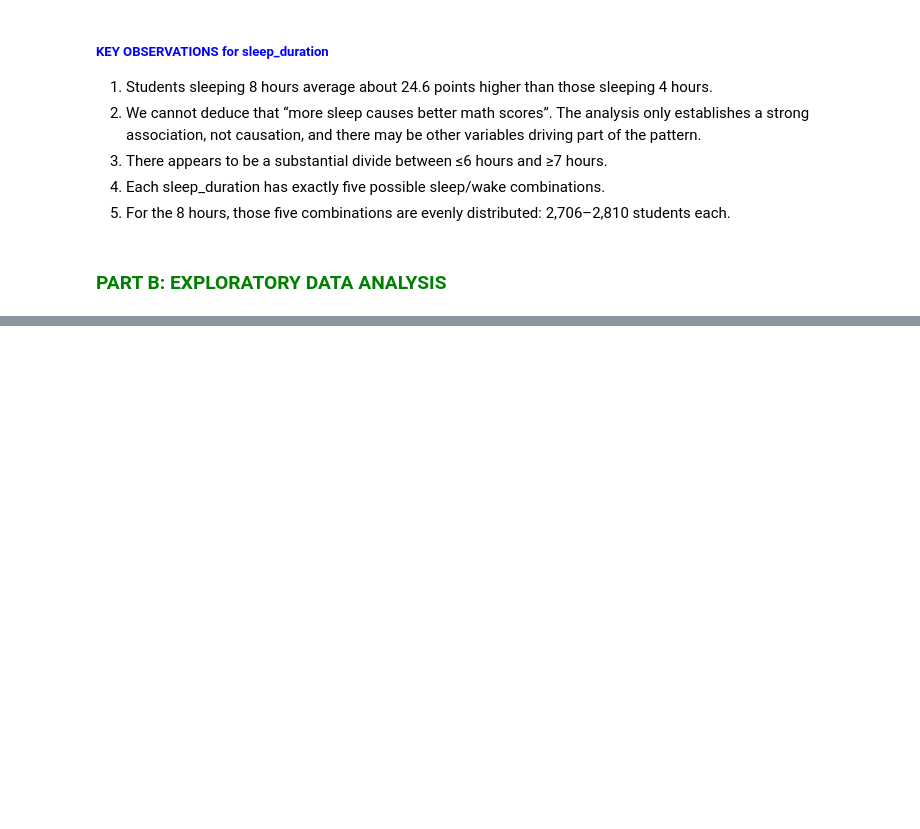
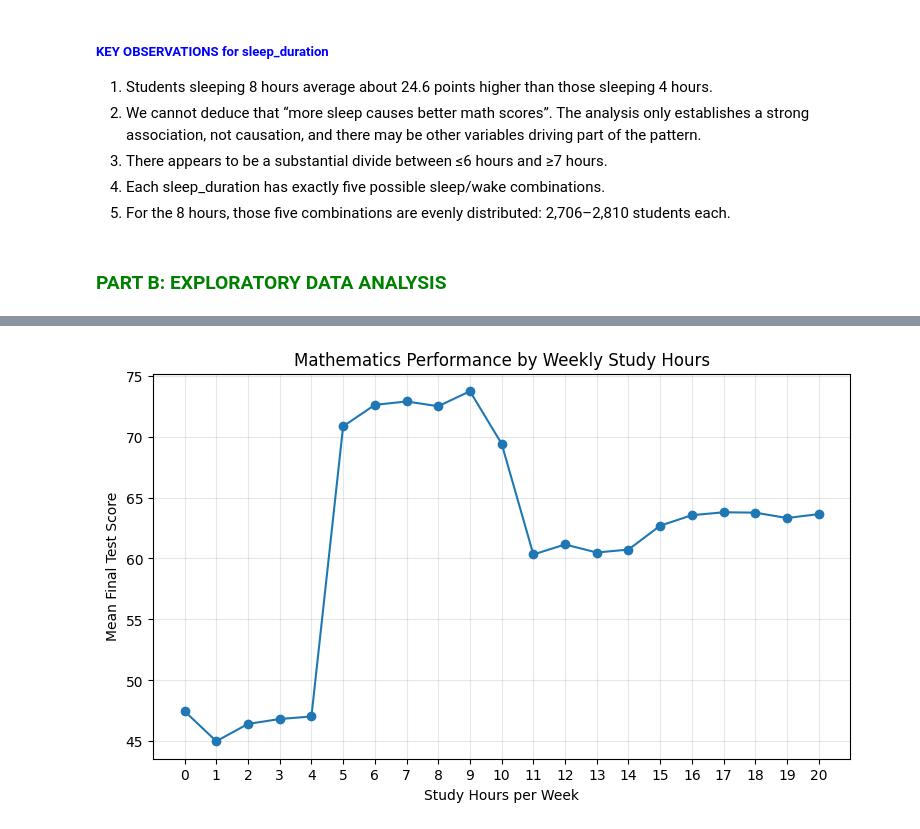
Before and after one commit to thedataanalyst-ylime/o-level-mathematics-performance-analysis, a Jupyter notebook: eda.ipynb, the cells around one changed output, grey strips where cells are left out. Saved outputs shown, nothing was run; the diff lists cells and outputs as text; code cells hidden in the pictures; blank space fills up the shorter version.

```diff
--- a/eda.ipynb
+++ b/eda.ipynb
@@ -1092,0 +1296,9 @@ df_clean["final_test"].describe()
+# %%
+df_clean["sleep_lessthan6hrs"] = df_clean["sleep_duration"] <= 6
+
+df_clean.groupby("sleep_lessthan6hrs").agg(
+    students=("student_id", "count"),
+    mean_score=("final_test", "mean"),
+    mean_study_hours=("hours_per_week", "mean"),
+    mean_attendance=("attendance_rate", "mean")
+).round(2)
@@ -1092,0 +1338,15 @@ df_clean["final_test"].describe()
+# %%
+study_analysis = (
+    df_clean
+    .groupby("hours_per_week")
+    .agg(
+        students=("student_id", "count"),
+        mean_score=("final_test", "mean"),
+        median_score=("final_test", "median"),
+        mean_attendance=("attendance_rate", "mean"),
+        mean_sleep=("sleep_duration", "mean")
+    )
+    .round(2)
+)
+
+study_analysis
@@ -1092,0 +1372,19 @@ df_clean["final_test"].describe()
+# %%
+plt.figure(figsize=(9, 5))
+
+plt.plot(
+    study_analysis.index,
+    study_analysis["mean_score"],
+    marker="o"
+)
+
+plt.xlabel("Study Hours per Week")
+plt.ylabel("Mean Final Test Score")
+plt.title("Mathematics Performance by Weekly Study Hours")
+
+plt.xticks(range(0, 21))
+plt.grid(alpha=0.3)
+
+plt.show()
+# %% [output]
+[figure, added]
```
Also changed, not shown: parts of 58 cells of this notebook.
